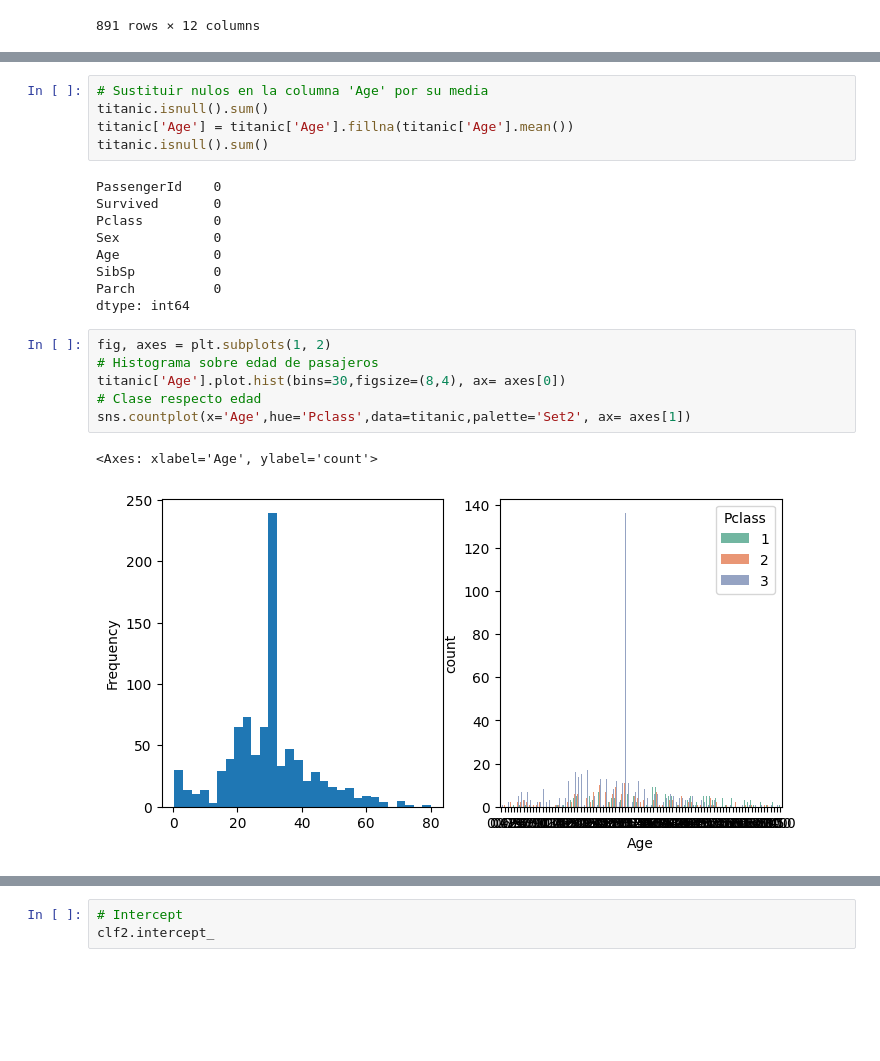
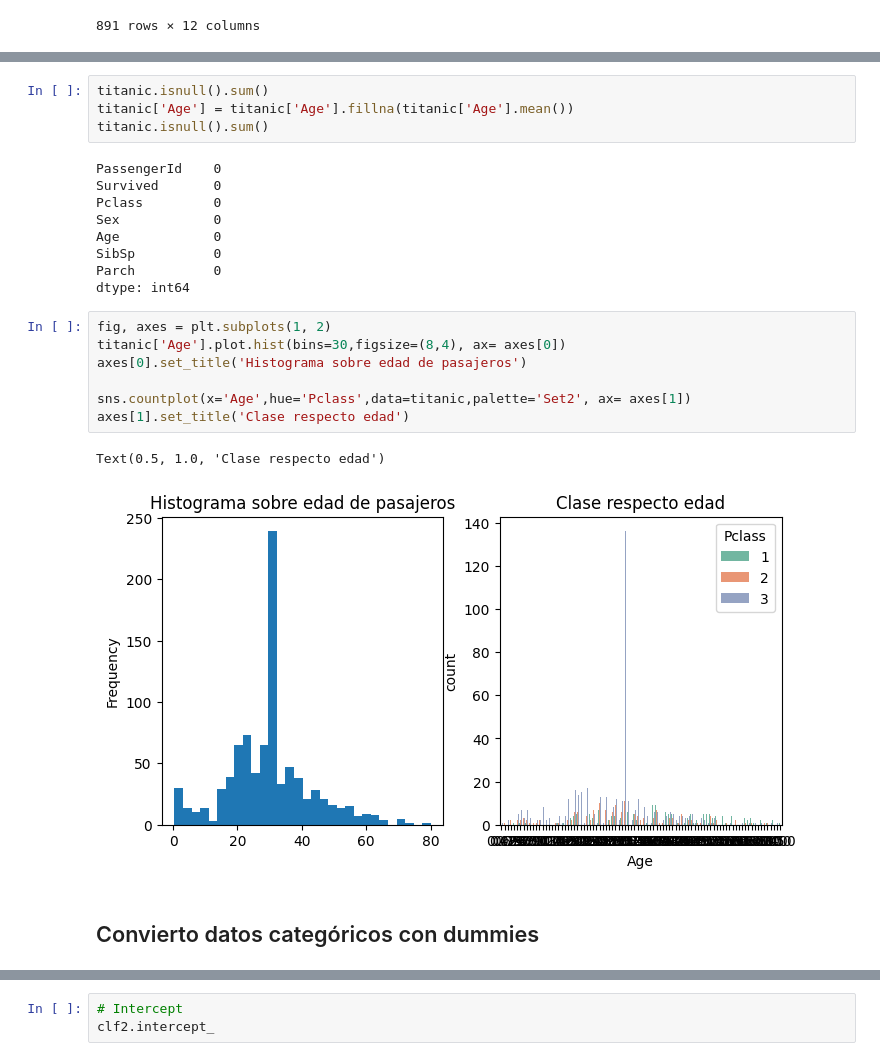
Before and after one commit to Angelmbx/Machine-Learing, a Jupyter notebook: UD2/03_Supervised-LogisticRegression.ipynb, the cells around one changed output, grey strips where cells are left out. Drawn from its saved outputs; the diff is of its cells as text; blank space fills up the shorter version.

```diff
--- a/UD2/03_Supervised-LogisticRegression.ipynb
+++ b/UD2/03_Supervised-LogisticRegression.ipynb
@@ -394,5 +258,4 @@ Passing `palette` without assigning `hue` is deprecated and will be removed in v
 # %%
-# Sustituir nulos en la columna 'Age' por su media
 titanic.isnull().sum()
 titanic['Age'] = titanic['Age'].fillna(titanic['Age'].mean())
 titanic.isnull().sum()
@@ -407,11 +270,14 @@ Parch          0
 dtype: int64
 # %%
 fig, axes = plt.subplots(1, 2)
-# Histograma sobre edad de pasajeros
 titanic['Age'].plot.hist(bins=30,figsize=(8,4), ax= axes[0])
-# Clase respecto edad
+axes[0].set_title('Histograma sobre edad de pasajeros')
+
 sns.countplot(x='Age',hue='Pclass',data=titanic,palette='Set2', ax= axes[1])
+axes[1].set_title('Clase respecto edad')
 # %% [output]
-<Axes: xlabel='Age', ylabel='count'>
+Text(0.5, 1.0, 'Clase respecto edad')
-[figure, old version]
+[figure, new version]
+# %% [markdown]
+## Convierto datos categóricos con dummies
 # %%
```
Also changed, not shown: parts of 33 cells of this notebook.
